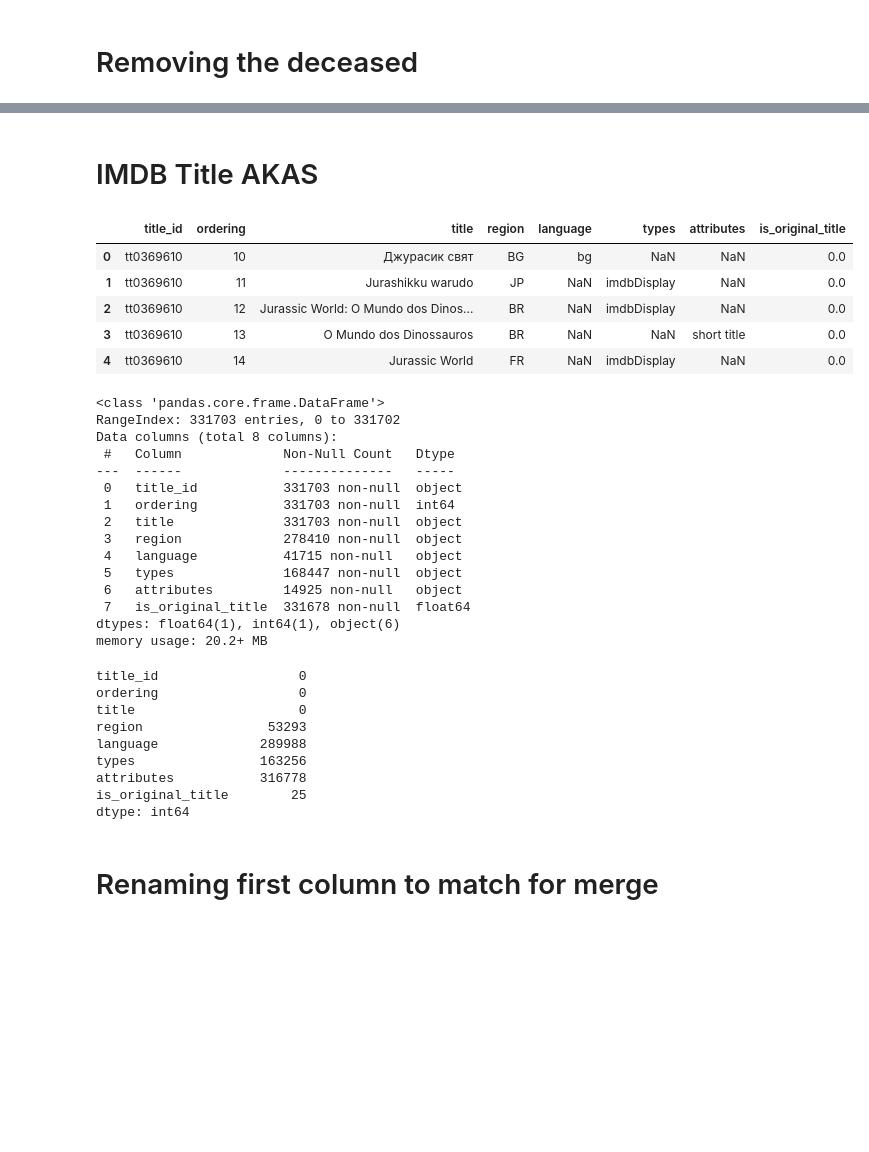
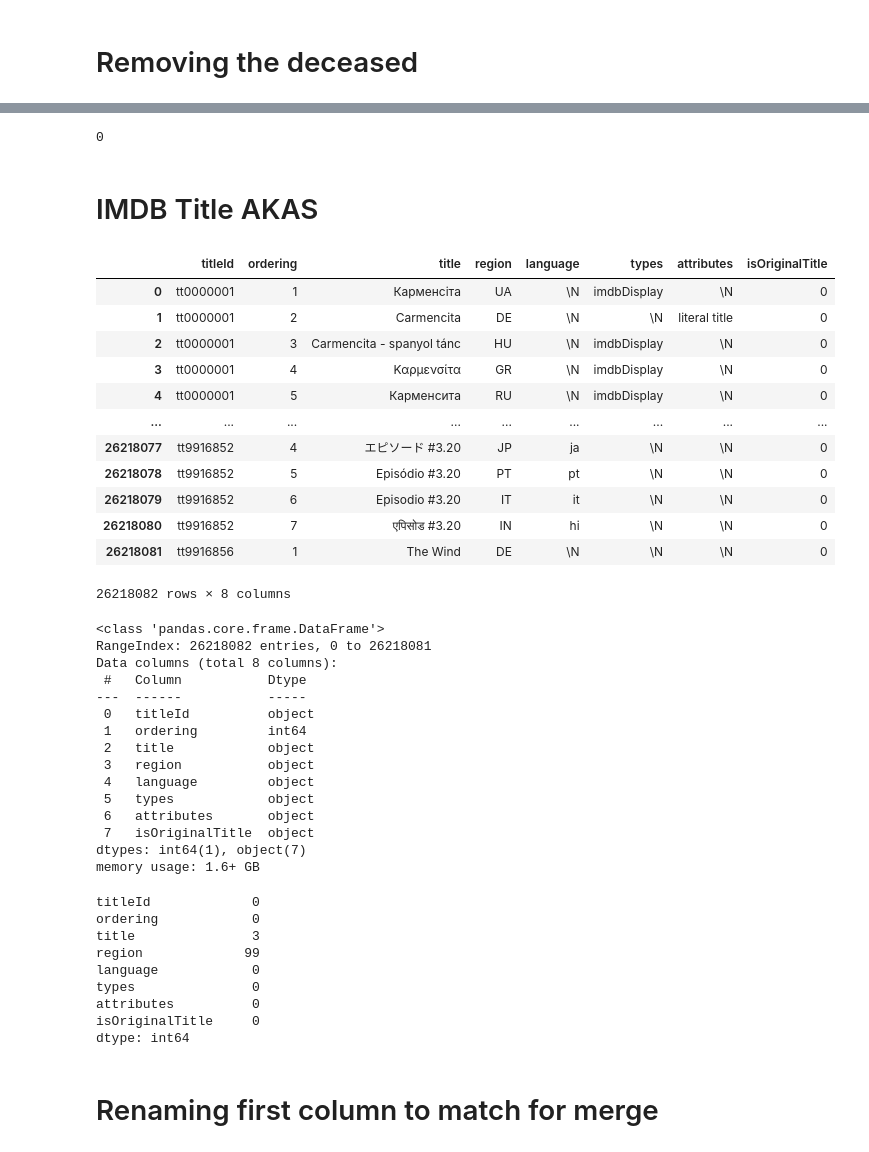
Before and after one commit to kyledufrane/Microsoft_Movie_Analysis, a Jupyter notebook: working_notebooks/master_cleaned_sheet.ipynb, the cells around one changed output, grey strips where cells are left out. Saved outputs shown, nothing was run; the diff lists cells and outputs as text; code cells hidden in the pictures; blank space fills up the shorter version.

```diff
--- a/working_notebooks/master_cleaned_sheet.ipynb
+++ b/working_notebooks/master_cleaned_sheet.ipynb
@@ -6,12 +6,12 @@ import matplotlib.pyplot as plt
 # %%
 pd.set_option('display.max_rows', 999)
 # %%
-name_basics = pd.read_csv('data/zippedData/imdb.name.basics.csv')
-title_akas = pd.read_csv('data/zippedData/imdb.title.akas.csv')
-title_basics = pd.read_csv('data/zippedData/imdb.title.basics.csv')
-title_crew = pd.read_csv('data/zippedData/imdb.title.crew.csv')
-title_principals = pd.read_csv('data/zippedData/imdb.title.principals.csv')
-title_ratings = pd.read_csv('data/zippedData/imdb.title.ratings.csv')
+name_basics = pd.read_csv('~/Desktop/IMDB/name.basics.tsv', delimiter = '\t')
+title_akas = pd.read_csv('~/Desktop/IMDB/title.akas.tsv', delimiter = '\t')
+title_basics = pd.read_csv('~/Desktop/IMDB/title.basics.tsv', delimiter = '\t')
+title_crew = pd.read_csv('~/Desktop/IMDB/title.crew.tsv', delimiter = '\t')
+title_principals = pd.read_csv('~/Desktop/IMDB/title.principals.tsv', delimiter = '\t')
+title_ratings = pd.read_csv('~/Desktop/IMDB/title.ratings.tsv', delimiter = '\t')
 # %%
 import warnings
 warnings.filterwarnings('ignore')
@@ -110,43 +79,54 @@ name_basics
+# %%
+name_basics.duplicated().sum()
+# %% [output]
+0
 # %% [markdown]
 # IMDB Title AKAS
 # %%
-title_akas.head()
+title_akas
 # %% [output]
-|  | title_id | ordering | title | region | language | types | attributes | is_original_title |
-| 0 | tt0369610 | 10 | Джурасик свят | BG | bg | NaN | NaN | 0.0 |
-| 1 | tt0369610 | 11 | Jurashikku warudo | JP | NaN | imdbDisplay | NaN | 0.0 |
-| 2 | tt0369610 | 12 | Jurassic World: O Mundo dos Dinos... | BR | NaN | imdbDisplay | NaN | 0.0 |
-| 3 | tt0369610 | 13 | O Mundo dos Dinossauros | BR | NaN | NaN | short title | 0.0 |
-| 4 | tt0369610 | 14 | Jurassic World | FR | NaN | imdbDisplay | NaN | 0.0 |
+|  | titleId | ordering | title | region | language | types | attributes | isOriginalTitle |
+| 0 | tt0000001 | 1 | Карменсіта | UA | \N | imdbDisplay | \N | 0 |
+| 1 | tt0000001 | 2 | Carmencita | DE | \N | \N | literal title | 0 |
+| 2 | tt0000001 | 3 | Carmencita - spanyol tánc | HU | \N | imdbDisplay | \N | 0 |
+| 3 | tt0000001 | 4 | Καρμενσίτα | GR | \N | imdbDisplay | \N | 0 |
+| 4 | tt0000001 | 5 | Карменсита | RU | \N | imdbDisplay | \N | 0 |
+| ... | ... | ... | ... | ... | ... | ... | ... | ... |
+| 26218077 | tt9916852 | 4 | エピソード #3.20 | JP | ja | \N | \N | 0 |
+| 26218078 | tt9916852 | 5 | Episódio #3.20 | PT | pt | \N | \N | 0 |
+| 26218079 | tt9916852 | 6 | Episodio #3.20 | IT | it | \N | \N | 0 |
+| 26218080 | tt9916852 | 7 | एपिसोड #3.20 | IN | hi | \N | \N | 0 |
+| 26218081 | tt9916856 | 1 | The Wind | DE | \N | \N | \N | 0 |
+26218082 rows × 8 columns
 # %%
 title_akas.info()
 # %% [output]
 <class 'pandas.core.frame.DataFrame'>
-RangeIndex: 331703 entries, 0 to 331702
+RangeIndex: 26218082 entries, 0 to 26218081
 Data columns (total 8 columns):
- #   Column             Non-Null Count   Dtype
----  ------             --------------   -----
- 0   title_id           331703 non-null  object
- 1   ordering           331703 non-null  int64
- 2   title              331703 non-null  object
- 3   region             278410 non-null  object
- 4   language           41715 non-null   object
- 5   types              168447 non-null  object
- 6   attributes         14925 non-null   object
- 7   is_original_title  331678 non-null  float64
-dtypes: float64(1), int64(1), object(6)
-memory usage: 20.2+ MB
+ #   Column           Dtype
+---  ------           -----
+ 0   titleId          object
+ 1   ordering         int64
+ 2   title            object
+ 3   region           object
+ 4   language         object
+ 5   types            object
+ 6   attributes       object
+ 7   isOriginalTitle  object
+dtypes: int64(1), object(7)
+memory usage: 1.6+ GB
 # %%
 title_akas.isna().sum()
 # %% [output]
-title_id                  0
-ordering                  0
-title                     0
-region                53293
-language             289988
-types                163256
-attributes           316778
-is_original_title        25
+titleId             0
+ordering            0
+title               3
+region             99
+language            0
+types               0
+attributes          0
+isOriginalTitle     0
 dtype: int64
 # %% [markdown]
 # Renaming first column to match for merge
```
Also changed, not shown: parts of 50 cells of this notebook, 1 other file.
